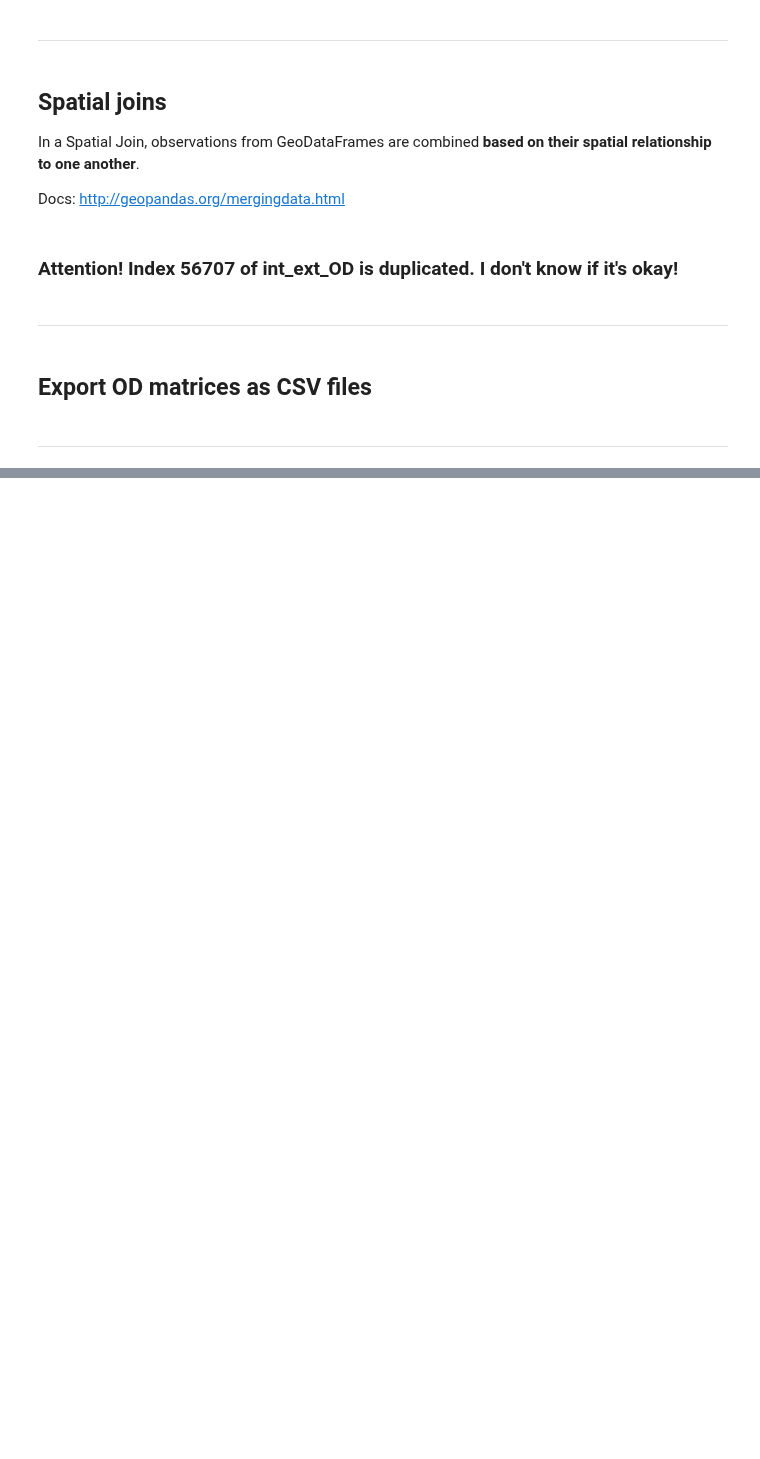
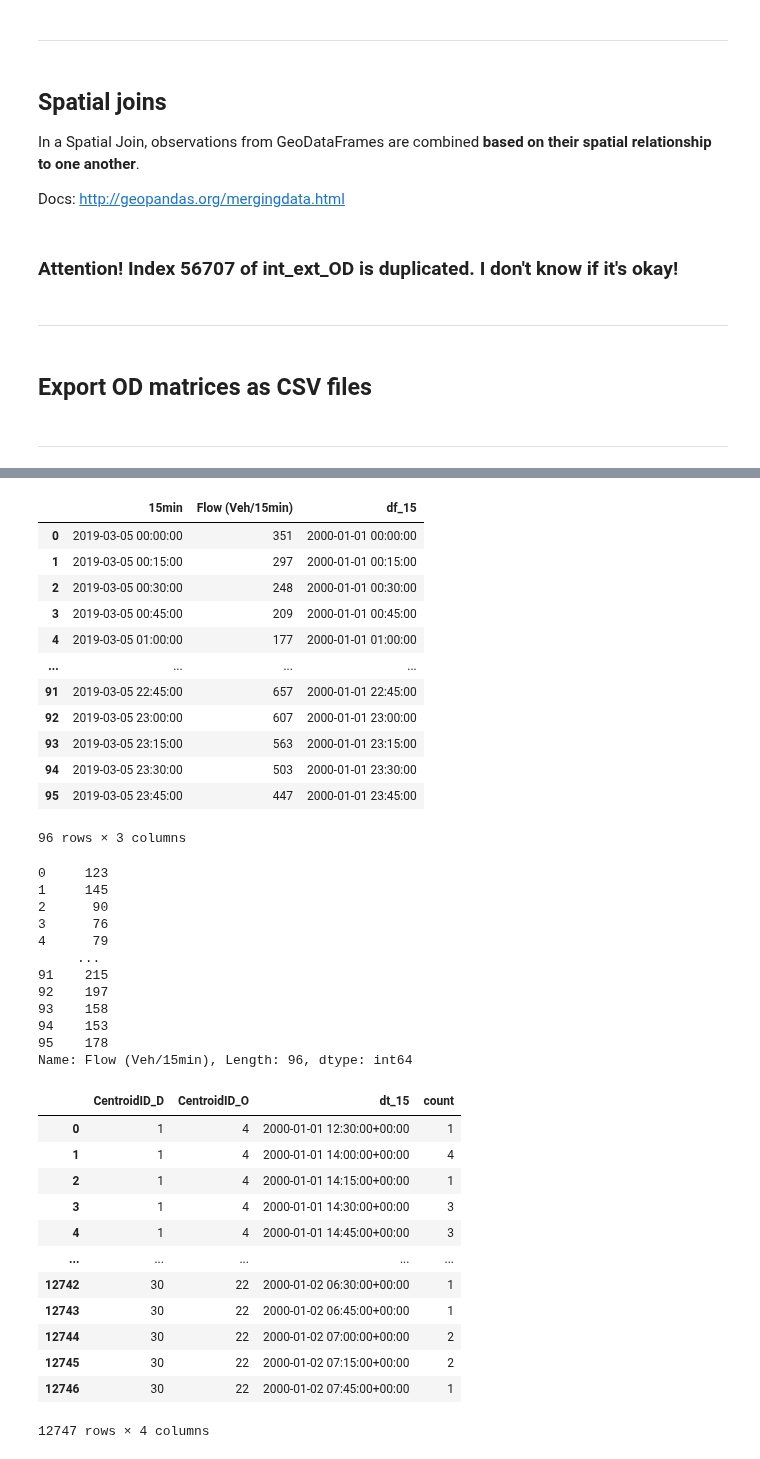
Before and after one commit to Fremont-project/data-processing, a Jupyter notebook: OD demand matrices.ipynb, the cells around one changed output, grey strips where cells are left out. Saved outputs shown, nothing was run; the diff lists cells and outputs as text; code cells hidden in the pictures; blank space fills up the shorter version.

```diff
--- a/OD demand matrices.ipynb
+++ b/OD demand matrices.ipynb
@@ -154,6 +161,9 @@ ext_int_end_nodes = spatial_join_nodes_with_centroids(ext_int_legs, int_centroid
 
 ext_int_OD = ext_int_start_nodes.combine_first(ext_int_end_nodes)
 ext_int_OD['OBJECTID'] = ext_int_OD.index + 1
+# Parse CentroidIDs to be numeric
+ext_int_OD["CentroidID_O"] = pd.to_numeric(ext_int_OD["CentroidID_O"], downcast='signed')
+ext_int_OD["CentroidID_D"] = pd.to_numeric(ext_int_OD["CentroidID_D"], downcast='signed')
 # %% [markdown]
 ---
 # %% [markdown]
@@ -188,0 +237,3 @@ something
+# %%
+int_ext_OD_demand_cluster_15min = cluster_demand_15min(int_ext_OD)
+int_ext_OD_demand_cluster_15min.to_csv(output_path+'/int_ext_OD_demand_cluster_15min.csv')
@@ -188,0 +289,36 @@ something
+# %%
+# estimate ext_ext OD data
+# estimate ext20_ext13, Centroid_O = 23 (pems 403250), Centroid_D = 31 (pems 402799), going north along highway
+def compute_ext_ext(origin_centroid, dest_centroid, cluster_OD_15min_ext_int, cluster_OD_15min_int_ext):
+    """
+    Computes the external to external estimaton
+    """
+    display(pems_o_cluster_15_min)
+    display(pems_d_cluster_15_min)
+    flow_o = pems_o_cluster_15_min['Flow (Veh/15min)']
+    flow_d = pems_d_cluster_15_min['Flow (Veh/15min)']
+    display(flow_o)
+
+    ext_int = cluster_OD_15min_ext_int
+    display(ext_int)
+
+    # Cars drive through origin cluster (Centroid_O = 20), they are external to internal...
+    # We need have
+    # sum of all ext_int demand depart from an ext node
+    #sum_ext_int_o = ext_int[ext_int['CentroidID_O']==origin_centroid].sum()['count']
+    #display(sum_ext_int_o)
+
+    return
+    int_ext = cluster_OD_15min_int_ext.reset_index()
+    # sum of all int_ext demand arrive at an ext node
+    sum_int_ext_d = int_ext[int_ext['CentroidID_D']==dest_centroid].sum()['count'].reset_index()[0]
+    display(sum_int_ext_d)
+    result1 = flow_o-sum_ext_int_o
+    result2 = flow_d-sum_int_ext_d
+    display(result1)
+    display(result2)
+    final_result = result1-result2
+    return final_result
+
+ext_ext_OD_col_15 = compute_ext_ext(23, 31, ext_int_OD_demand_cluster_15min, int_ext_OD_demand_cluster_15min)
+# %% [output]
@@ -188,0 +338,38 @@ something
+|  | 15min | Flow (Veh/15min) | df_15 |
+| 0 | 2019-03-05 00:00:00 | 351 | 2000-01-01 00:00:00 |
+| 1 | 2019-03-05 00:15:00 | 297 | 2000-01-01 00:15:00 |
+| 2 | 2019-03-05 00:30:00 | 248 | 2000-01-01 00:30:00 |
+| 3 | 2019-03-05 00:45:00 | 209 | 2000-01-01 00:45:00 |
+| 4 | 2019-03-05 01:00:00 | 177 | 2000-01-01 01:00:00 |
+| ... | ... | ... | ... |
+| 91 | 2019-03-05 22:45:00 | 657 | 2000-01-01 22:45:00 |
+| 92 | 2019-03-05 23:00:00 | 607 | 2000-01-01 23:00:00 |
+| 93 | 2019-03-05 23:15:00 | 563 | 2000-01-01 23:15:00 |
+| 94 | 2019-03-05 23:30:00 | 503 | 2000-01-01 23:30:00 |
+| 95 | 2019-03-05 23:45:00 | 447 | 2000-01-01 23:45:00 |
+96 rows × 3 columns
+0     123
+1     145
+2      90
+3      76
+4      79
+     ...
+91    215
+92    197
+93    158
+94    153
+95    178
+Name: Flow (Veh/15min), Length: 96, dtype: int64
+|  | CentroidID_D | CentroidID_O | dt_15 | count |
+| 0 | 1 | 4 | 2000-01-01 12:30:00+00:00 | 1 |
+| 1 | 1 | 4 | 2000-01-01 14:00:00+00:00 | 4 |
+| 2 | 1 | 4 | 2000-01-01 14:15:00+00:00 | 1 |
+| 3 | 1 | 4 | 2000-01-01 14:30:00+00:00 | 3 |
+| 4 | 1 | 4 | 2000-01-01 14:45:00+00:00 | 3 |
+| ... | ... | ... | ... | ... |
+| 12742 | 30 | 22 | 2000-01-02 06:30:00+00:00 | 1 |
+| 12743 | 30 | 22 | 2000-01-02 06:45:00+00:00 | 1 |
+| 12744 | 30 | 22 | 2000-01-02 07:00:00+00:00 | 2 |
+| 12745 | 30 | 22 | 2000-01-02 07:15:00+00:00 | 2 |
+| 12746 | 30 | 22 | 2000-01-02 07:45:00+00:00 | 1 |
+12747 rows × 4 columns
```
Also changed, not shown: parts of 26 cells of this notebook.
